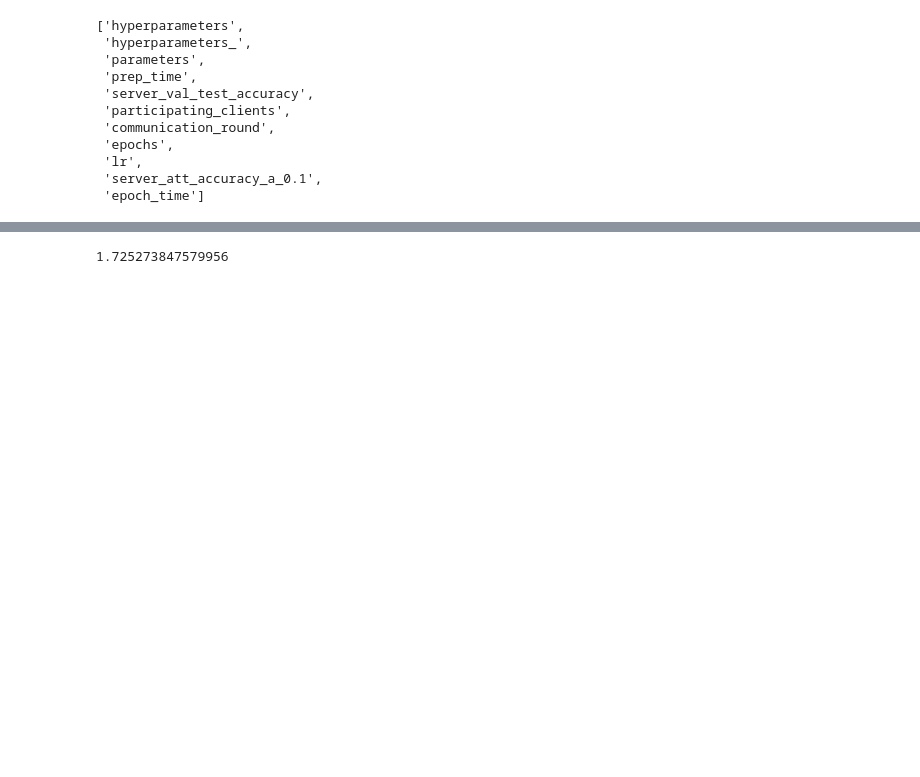
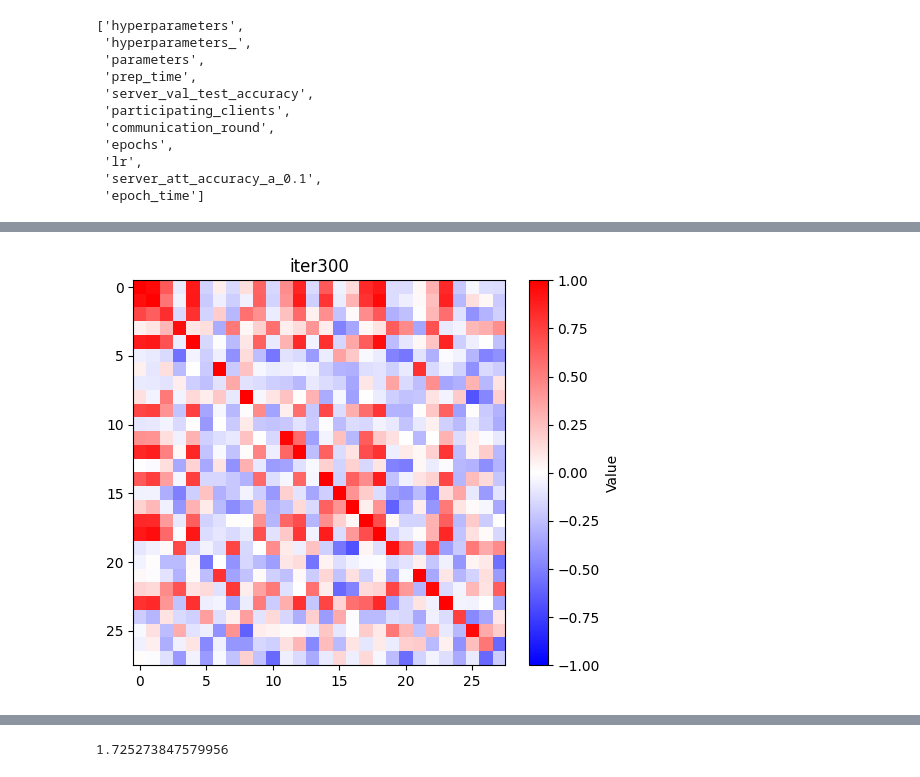
Before and after one commit to yangland/FedREDefense, a Jupyter notebook: npz_reader.ipynb, the cells around one changed output, grey strips where cells are left out. Drawn from its saved outputs; the diff is of its cells as text; code cells hidden in the pictures; blank space fills up the shorter version.

```diff
--- a/npz_reader.ipynb
+++ b/npz_reader.ipynb
@@ -31,0 +255,4 @@ b[ 'participating_clients'][0]
+# %%
+plot_matrix(iter1_max, title='iter300')
+# %% [output]
+[figure, added]
```
Also changed, not shown: parts of 8 cells of this notebook, 10 other files.
